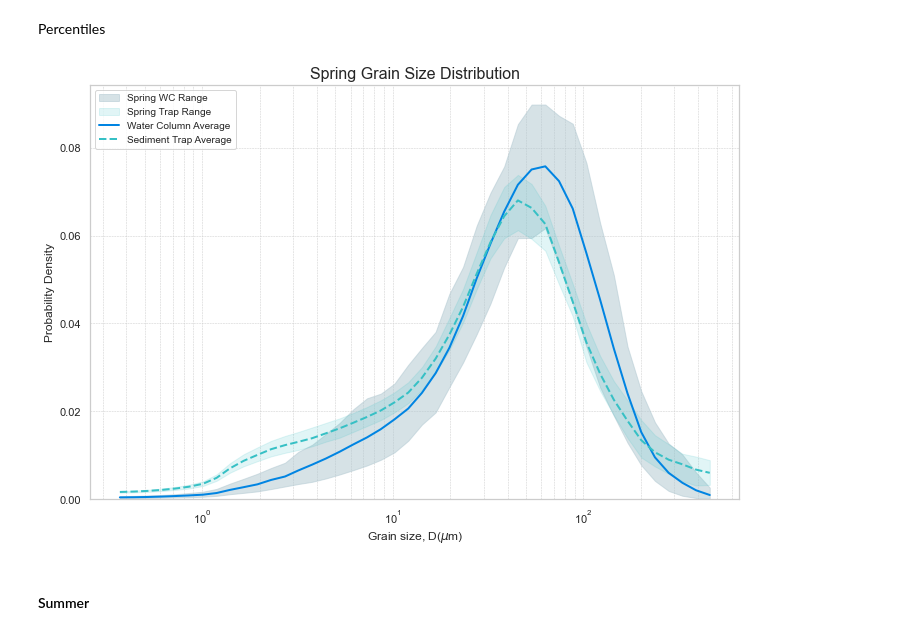
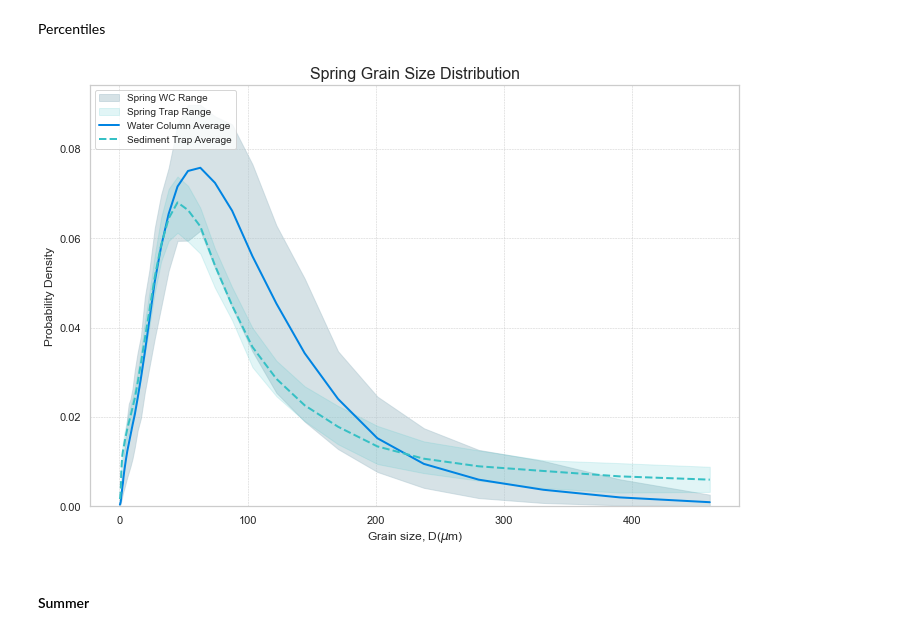
Before and after one commit to nicole-hucke/sediment_trap_paper, a Jupyter notebook: data_analysis/GSD_trap_vs_WC_analysis/PDF_plots.ipynb, the cells around one changed output. Saved outputs shown, nothing was run; the diff lists cells and outputs as text; code cells hidden in the pictures.

```diff
--- a/data_analysis/GSD_trap_vs_WC_analysis/PDF_plots.ipynb
+++ b/data_analysis/GSD_trap_vs_WC_analysis/PDF_plots.ipynb
@@ -153,27 +153,27 @@ Percentiles
 # %%
 sns.set(style='whitegrid')
 fig, ax = plt.subplots(figsize=(10, 7))
 
 # range is standard deviation
 ax.fill_between(grain_sizes, water_SP['d10'], water_SP['d90'], color='#AEC6CF', alpha=0.5, label='Spring WC Range')
 ax.fill_between(grain_sizes, trap_SP['d10'], trap_SP['d90'], color="#36C0C5", alpha=0.15, label='Spring Trap Range')
 # plot the average lines
 ax.plot(grain_sizes, water_SP['avg'], color="#0084E2", linewidth=2, label='Water Column Average')
 ax.plot(grain_sizes, trap_SP['avg'], color="#36C0C5", linewidth=2, linestyle='--', label='Sediment Trap Average')
 
 ax.set_title('Spring Grain Size Distribution', fontsize=16)
 ax.set_xlabel('Grain size, D($\mu$m)', fontsize=12)
 ax.set_ylabel('Probability Density', fontsize=12)
-ax.set_xscale('log')
+#ax.set_xscale('log')
 ax.set_ylim(bottom=0) # ensure the y-axis starts at 0
 
 ax.legend(loc='upper left', frameon=True, fontsize=10)
 ax.grid(True, which='both', linestyle='--', linewidth=0.5)
 
 plt.tight_layout()
 plt.show()
 # %% [output]
-[figure, old version]
+[figure, new version]
 # %% [markdown]
 #### Summer
 # %% [markdown]
```
Also changed, not shown: parts of 5 cells of this notebook.
